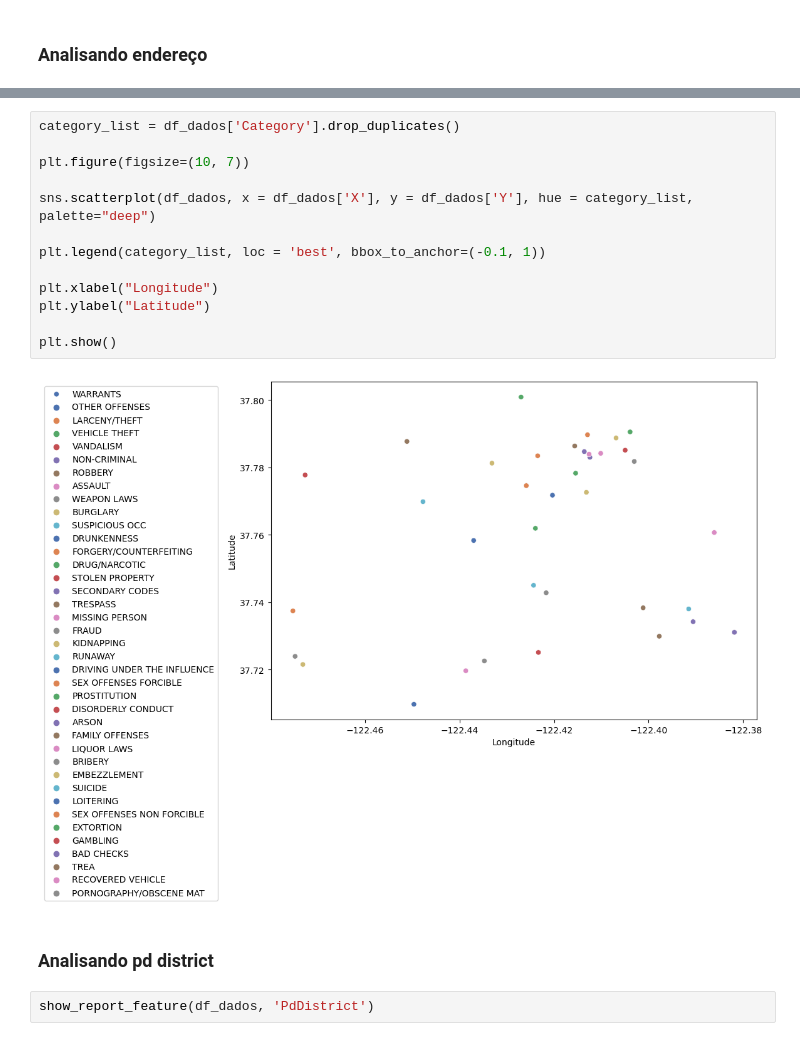
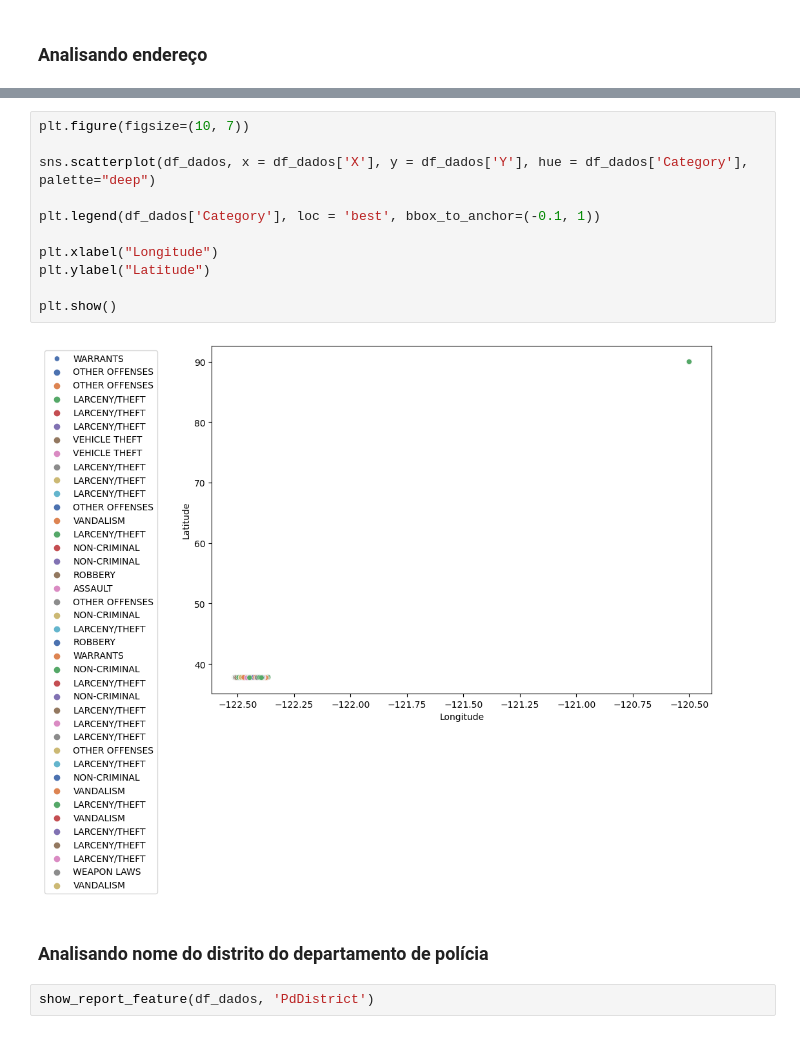
Before and after one commit to wendeljuliao/San-Francisco-Crime-Classification, a Jupyter notebook: SaoFrancisco-Wendel.ipynb, the cells around one changed output, grey strips where cells are left out. Saved outputs shown, nothing was run; the diff lists cells and outputs as text.

```diff
--- a/SaoFrancisco-Wendel.ipynb
+++ b/SaoFrancisco-Wendel.ipynb
@@ -245,20 +254,18 @@ Name: Address, Length: 23228, dtype: int64
 # %%
-category_list = df_dados['Category'].drop_duplicates()
-
 plt.figure(figsize=(10, 7))
 
-sns.scatterplot(df_dados, x = df_dados['X'], y = df_dados['Y'], hue = category_list, palette="deep")
+sns.scatterplot(df_dados, x = df_dados['X'], y = df_dados['Y'], hue = df_dados['Category'], palette="deep")
 
-plt.legend(category_list, loc = 'best', bbox_to_anchor=(-0.1, 1))
+plt.legend(df_dados['Category'], loc = 'best', bbox_to_anchor=(-0.1, 1))
 
 plt.xlabel("Longitude")
 plt.ylabel("Latitude")
 
 plt.show()
 # %% [output]
-[figure, old version]
+[figure, new version]
 # %% [markdown]
-### Analisando pd district
+### Analisando nome do distrito do departamento de polícia
 # %%
 show_report_feature(df_dados, 'PdDistrict')
 # %% [output]
```
Also changed, not shown: parts of 14 cells of this notebook.
